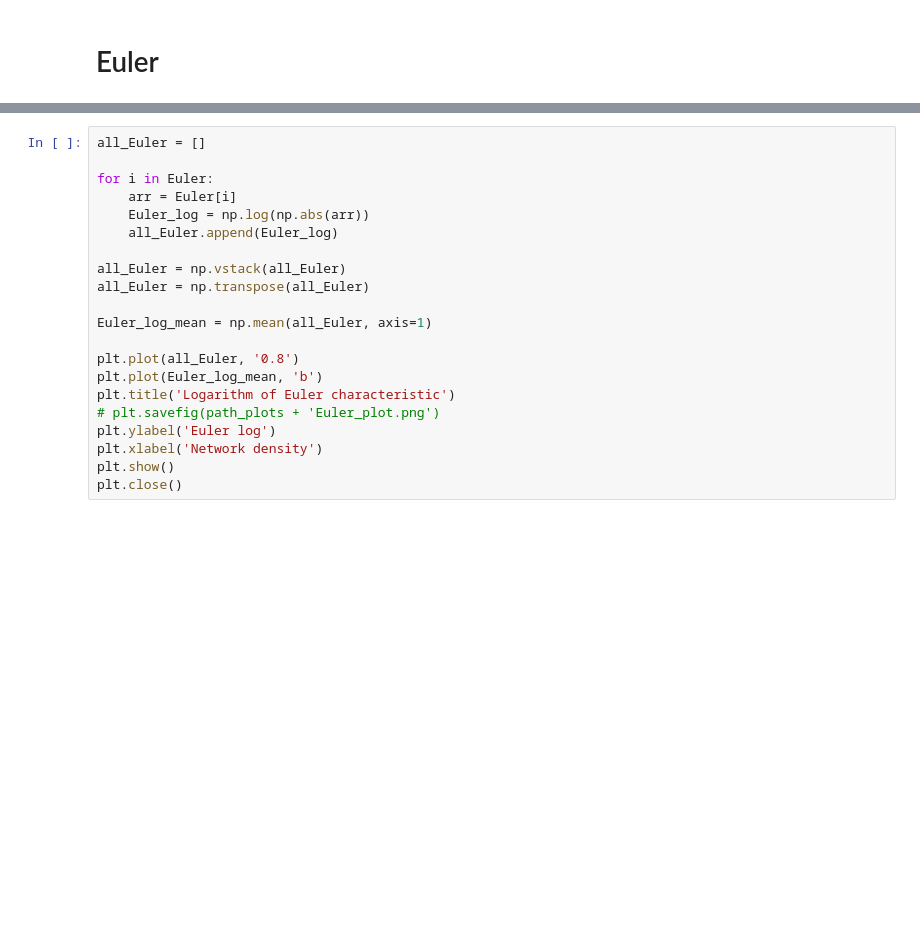
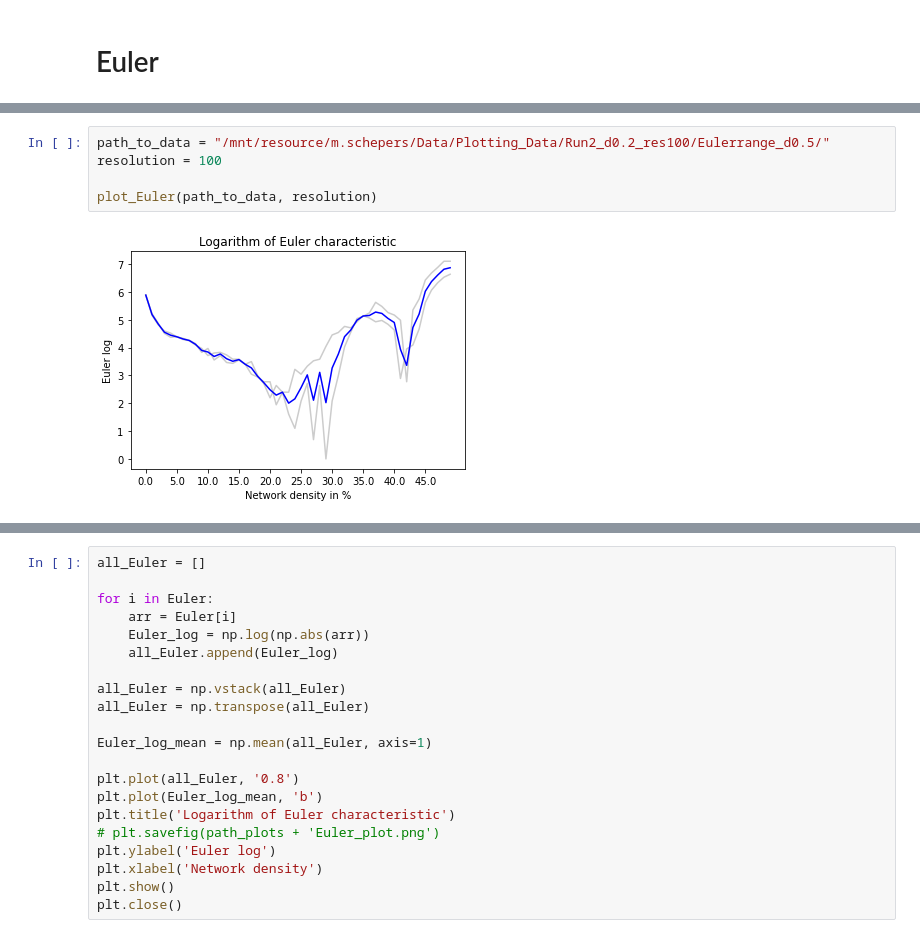
Before and after one commit to MinneSchepers/HCP_TDA, a Jupyter notebook: HCP_Data_checking_plotting.ipynb, the cells around one changed output, grey strips where cells are left out. Saved outputs shown, nothing was run; the diff lists cells and outputs as text; blank space fills up the shorter version.

```diff
--- a/HCP_Data_checking_plotting.ipynb
+++ b/HCP_Data_checking_plotting.ipynb
@@ -33,0 +80,7 @@ Euler = load(f'{path_to_data}/{Euler}')
+# %%
+path_to_data = "/mnt/resource/m.schepers/Data/Plotting_Data/Run2_d0.2_res100/Eulerrange_d0.5/"
+resolution = 100
+
+plot_Euler(path_to_data, resolution)
+# %% [output]
+[figure, added]
```
Also changed, not shown: parts of 20 cells of this notebook, 1 other file.
